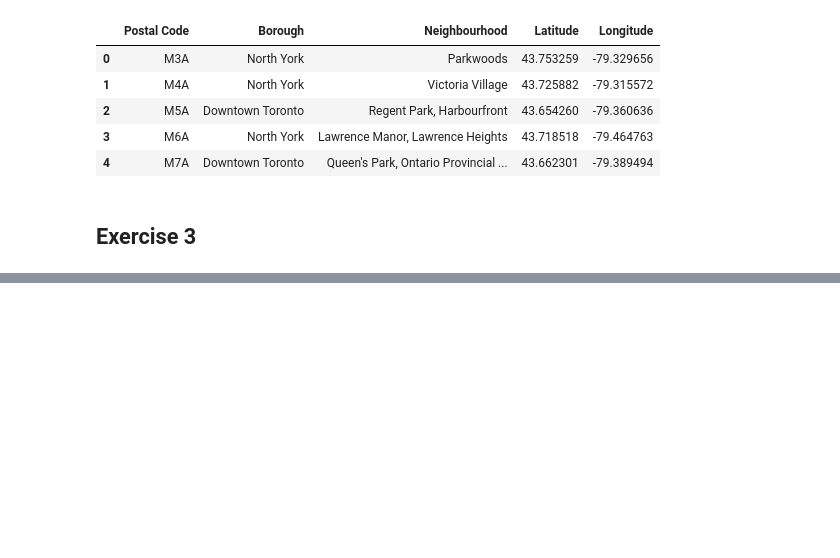
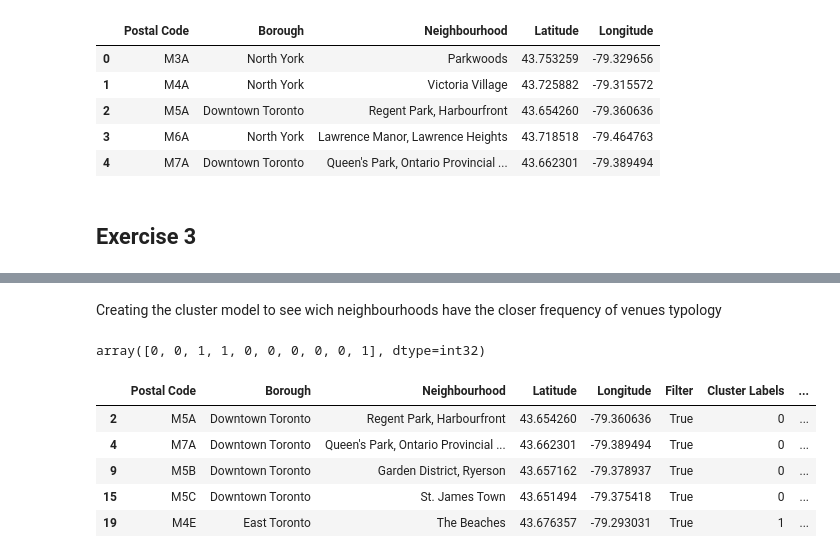
Before and after one commit to joaolopes22/Coursera_Capstone, a Jupyter notebook: Segmenting and Clustering Neighborhoods in Toronto.ipynb, the cells around one changed output, grey strips where cells are left out. Saved outputs shown, nothing was run; the diff lists cells and outputs as text; code cells hidden in the pictures; blank space fills up the shorter version.

```diff
--- a/Segmenting and Clustering Neighborhoods in Toronto.ipynb
+++ b/Segmenting and Clustering Neighborhoods in Toronto.ipynb
@@ -103,0 +306,25 @@ complete.head()
+# %%
+def return_most_common_venues(row, num_top_venues):
+    row_categories = row.iloc[1:]
+    row_categories_sorted = row_categories.sort_values(ascending=False)
+
+    return row_categories_sorted.index.values[0:num_top_venues]
+# %%
+num_top_venues = 10
+
+indicators = ['st', 'nd', 'rd']
+
+columns = ['Neighborhood']
+for ind in np.arange(num_top_venues):
+    try:
+        columns.append('{}{} Most Common Venue'.format(ind+1, indicators[ind]))
+    except:
+        columns.append('{}th Most Common Venue'.format(ind+1))
+
+neighborhoods_venues_sorted = pd.DataFrame(columns=columns)
+neighborhoods_venues_sorted['Neighborhood'] = toronto_grouped['Neighborhood']
+
+for ind in np.arange(toronto_grouped.shape[0]):
+    neighborhoods_venues_sorted.iloc[ind, 1:] = return_most_common_venues(toronto_grouped.iloc[ind, :], num_top_venues)
+
+neighborhoods_venues_sorted.head()
@@ -104,2 +338,24 @@ complete.head()
+# %% [markdown]
+Creating the cluster model to see wich neighbourhoods have the closer frequency of venues typology
+# %%
+kclusters = 5
+toronto_grouped_clustering = toronto_grouped.drop('Neighborhood', 1)
+kmeans = KMeans(n_clusters=kclusters, random_state=0).fit(toronto_grouped_clustering)
+kmeans.labels_[0:10]
+# %% [output]
+array([0, 0, 1, 1, 0, 0, 0, 0, 0, 1], dtype=int32)
+# %%
+neighborhoods_venues_sorted.insert(0, 'Cluster Labels', kmeans.labels_)
+# %%
+toronto_merged = toronto
+toronto_merged = toronto_merged.join(neighborhoods_venues_sorted.set_index('Neighborhood'), on='Neighbourhood')
+toronto_merged.head()
+# %% [output]
+|  | Postal Code | Borough | Neighbourhood | Latitude | Longitude | Filter | Cluster Labels | ... |
+| 2 | M5A | Downtown Toronto | Regent Park, Harbourfront | 43.654260 | -79.360636 | True | 0 | ... |
+| 4 | M7A | Downtown Toronto | Queen's Park, Ontario Provincial ... | 43.662301 | -79.389494 | True | 0 | ... |
+| 9 | M5B | Downtown Toronto | Garden District, Ryerson | 43.657162 | -79.378937 | True | 0 | ... |
+| 15 | M5C | Downtown Toronto | St. James Town | 43.651494 | -79.375418 | True | 0 | ... |
+| 19 | M4E | East Toronto | The Beaches | 43.676357 | -79.293031 | True | 1 | ... |
 # %%
 Center_Toronto=[43.651070, -79.347015]
```
Also changed, not shown: parts of 25 cells of this notebook.
